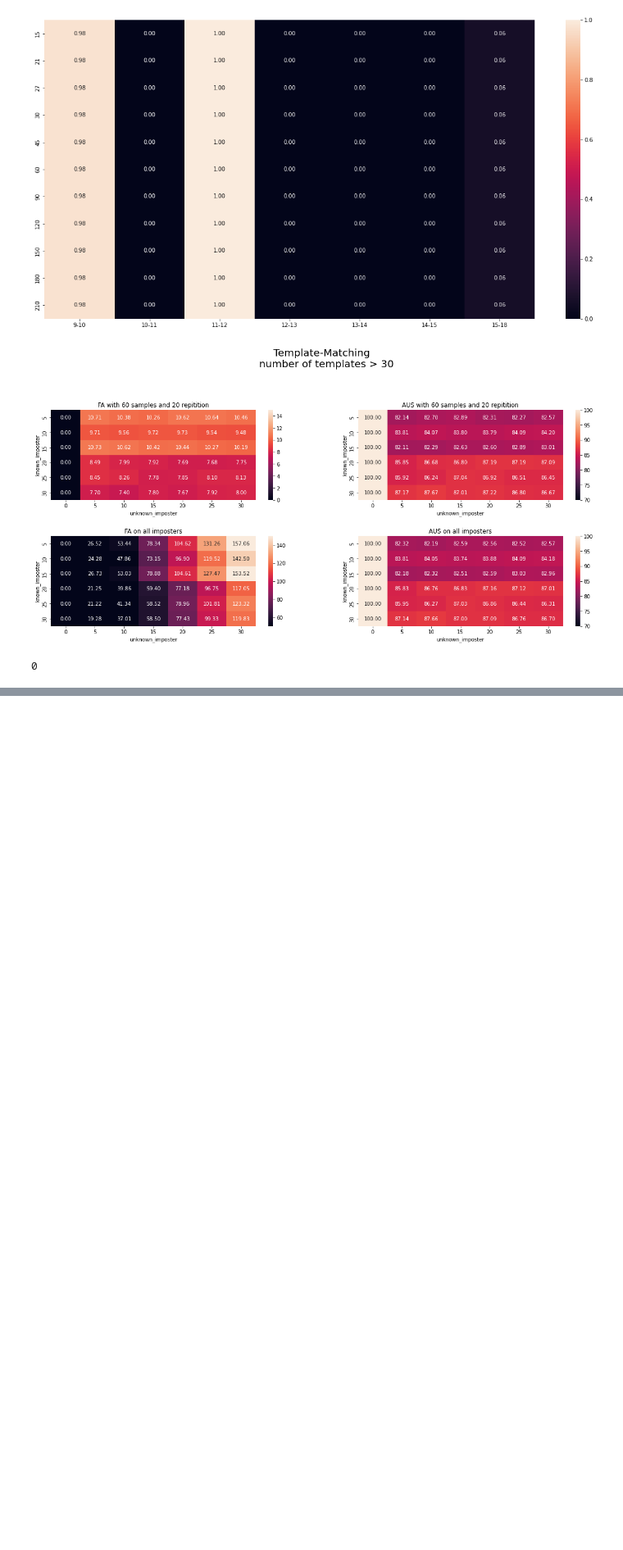
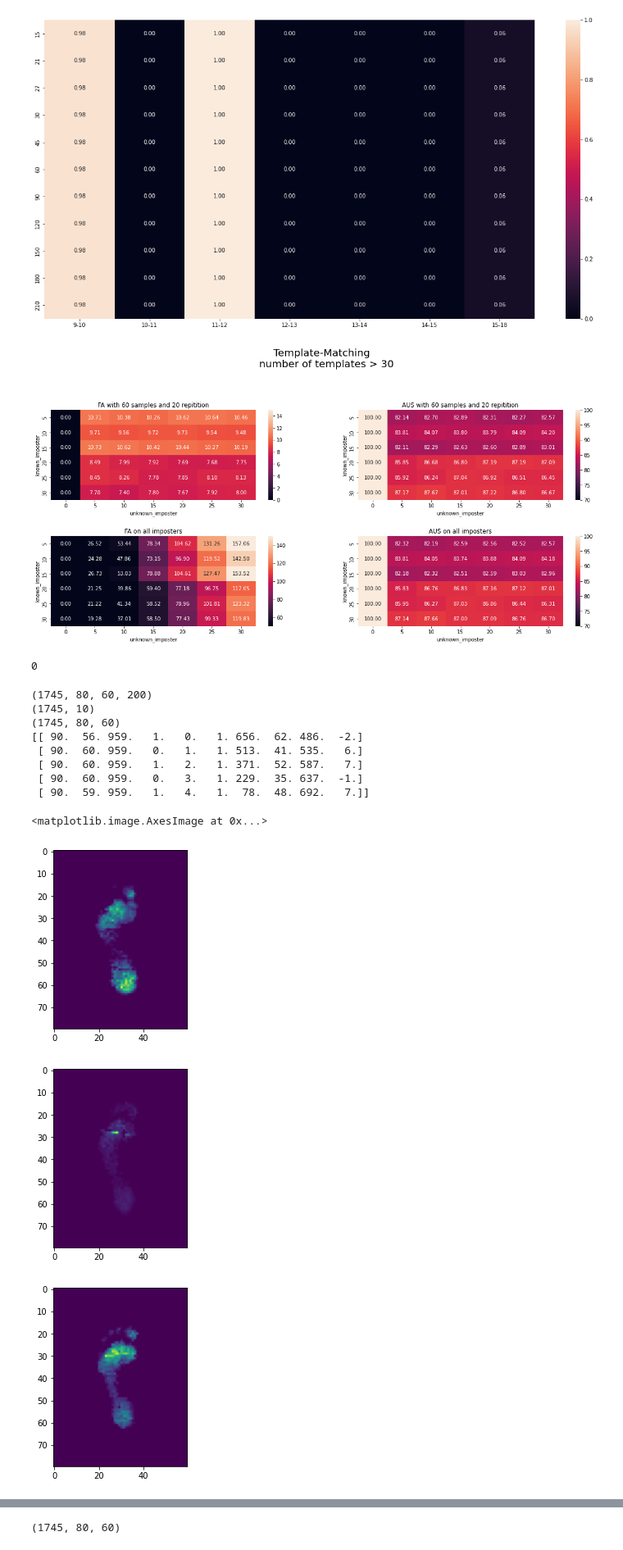
Before and after one commit to SKazemii/master-project, a Jupyter notebook: Codes/Aim_1.ipynb, the cells around one changed output, grey strips where cells are left out. Shown at 82% size. Saved outputs shown, nothing was run; the diff lists cells and outputs as text; code cells hidden in the pictures; blank space fills up the shorter version.

```diff
--- a/Codes/Aim_1.ipynb
+++ b/Codes/Aim_1.ipynb
@@ -769,3 +769,40 @@ Scaled_test  = pd.DataFrame(np.concatenate((Scaled_test,  e.iloc[:, -1:].values)
 Scaled_test.isnull().sum().sum()
 # %% [output]
 0
+# %%
+data = np.load(os.path.join('c:\\Project\\master-project', "Datasets", "stepscan", "Data-barefoot.npy"), allow_pickle=True)
+meta = np.load(os.path.join('c:\\Project\\master-project', "Datasets", "stepscan", "Metadata-barefoot.npy"), allow_pickle=True)
+dd = data.sum(axis=-1)
+# %%
+print(data.shape)
+print(meta.shape)
+
+print(dd.shape)
+
+print(meta[:5])
+plt.imshow(dd[723,:,:])
+plt.figure()
+plt.imshow(dd[823,:,:])
+plt.figure()
+plt.imshow(dd[349,:,:])
+plt.figure()
+plt.imshow(dd[10,:,:])
+plt.figure()
+plt.imshow(dd[333,:,:])
+plt.figure()
+plt.imshow(dd[77,:,:])
+plt.figure()
+plt.imshow(dd[856,:,:])
+# %% [output]
+(1745, 80, 60, 200)
+(1745, 10)
+(1745, 80, 60)
+[[ 90.  56. 959.   1.   0.   1. 656.  62. 486.  -2.]
+ [ 90.  60. 959.   0.   1.   1. 513.  41. 535.   6.]
+ [ 90.  60. 959.   1.   2.   1. 371.  52. 587.   7.]
+ [ 90.  60. 959.   0.   3.   1. 229.  35. 637.  -1.]
+ [ 90.  59. 959.   1.   4.   1.  78.  48. 692.   7.]]
+<matplotlib.image.AxesImage at 0x...>
+[figure, added]
+[figure, added]
+[figure, added]
@@ -771,0 +813,4 @@ Scaled_test.isnull().sum().sum()
+# %%
+print(dd.shape)
+# %% [output]
+(1745, 80, 60)
```
Also changed, not shown: parts of 1 cell of this notebook, 2 other files.
